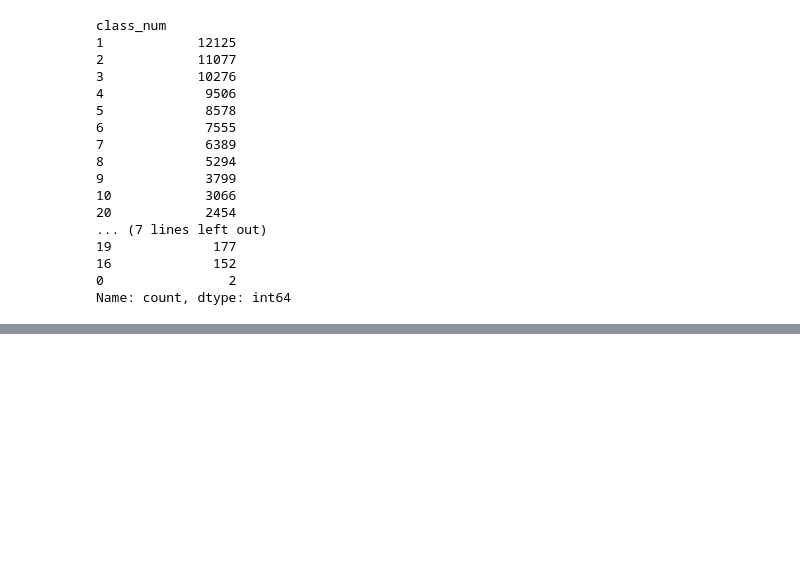
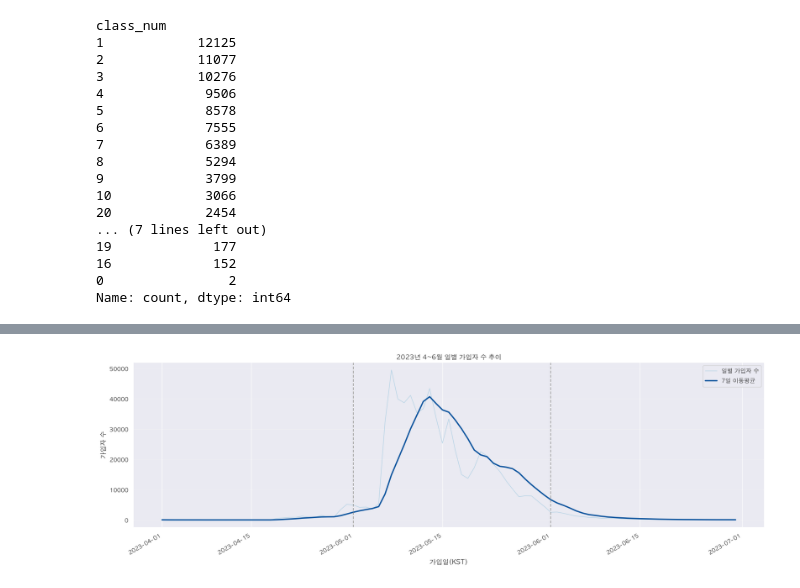
Before and after one commit to zoo-no-s/sns_service_analysis, a Jupyter notebook: notebooks/acquisition_1.ipynb, the cells around one changed output, grey strips where cells are left out. Cells and saved outputs as stored; diff of their text form; code cells hidden in the pictures; blank space fills up the shorter version.

```diff
--- a/notebooks/acquisition_1.ipynb
+++ b/notebooks/acquisition_1.ipynb
@@ -3838,0 +4011,48 @@ df
+# %%
+daily_signup_summary['7일 이동평균'] = (
+    daily_signup_summary['가입자 수']
+    .rolling(window=7, min_periods=1)
+    .mean()
+)
+# %%
+fig, ax = plt.subplots(figsize=(18, 6))
+
+ax.plot(
+    daily_signup_summary['가입일'],
+    daily_signup_summary['가입자 수'],
+    color='#9ecae1',
+    linewidth=1,
+    alpha=0.7,
+    label='일별 가입자 수',
+)
+
+ax.plot(
+    daily_signup_summary['가입일'],
+    daily_signup_summary['7일 이동평균'],
+    color='#08519c',
+    linewidth=2.5,
+    label='7일 이동평균',
+)
+
+for month_start in [
+    pd.Timestamp('2023-05-01'),
+    pd.Timestamp('2023-06-01'),
+]:
+    ax.axvline(
+        month_start,
+        color='gray',
+        linestyle='--',
+        alpha=0.7,
+    )
+
+ax.set_title('2023년 4~6월 일별 가입자 수 추이')
+ax.set_xlabel('가입일(KST)')
+ax.set_ylabel('가입자 수')
+ax.grid(axis='y', alpha=0.3)
+ax.legend()
+
+fig.autofmt_xdate()
+fig.tight_layout()
+plt.show()
+# %% [output]
+[figure, added]
```
Also changed, not shown: parts of 7 cells of this notebook, 3 other files.
